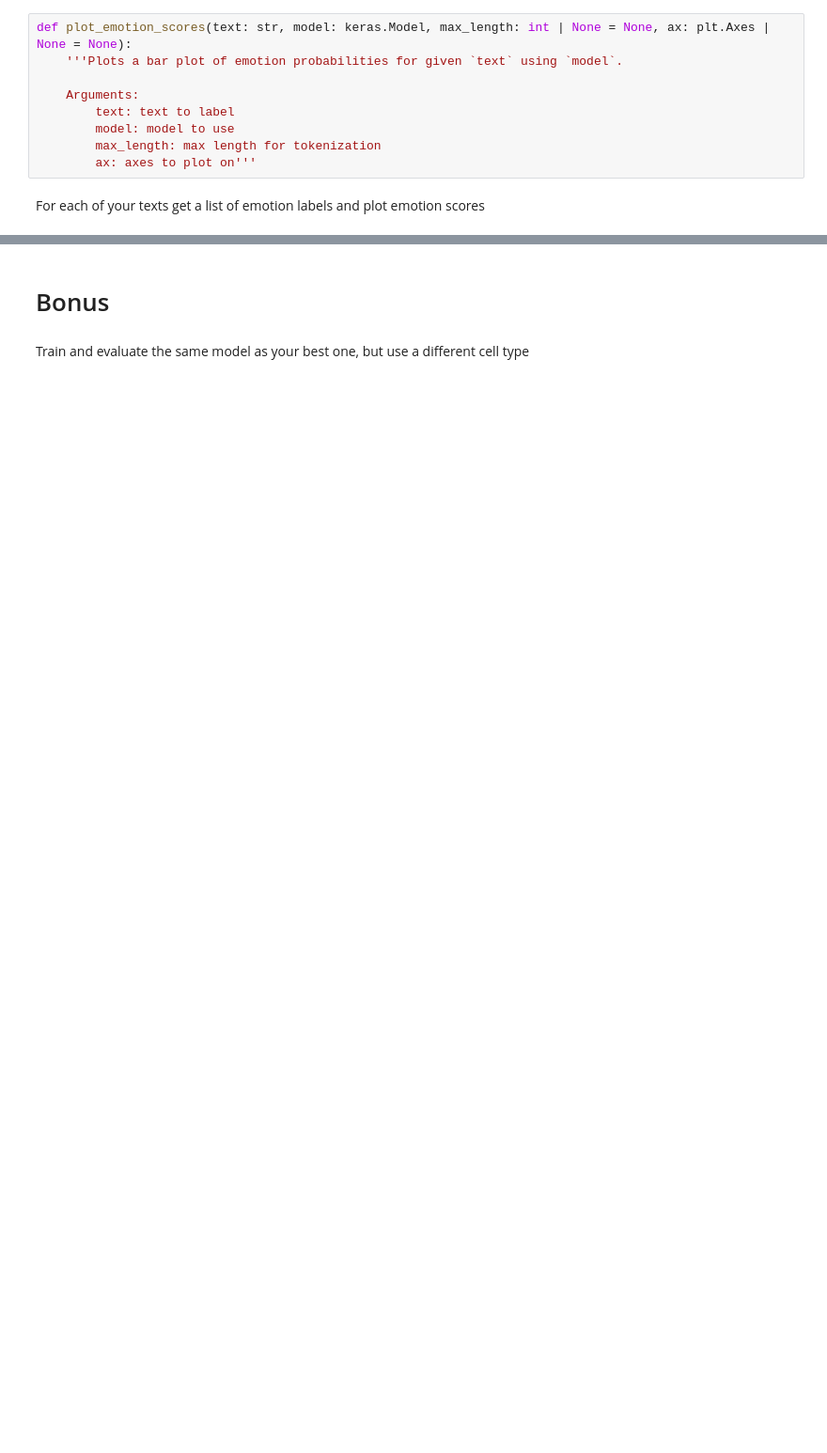
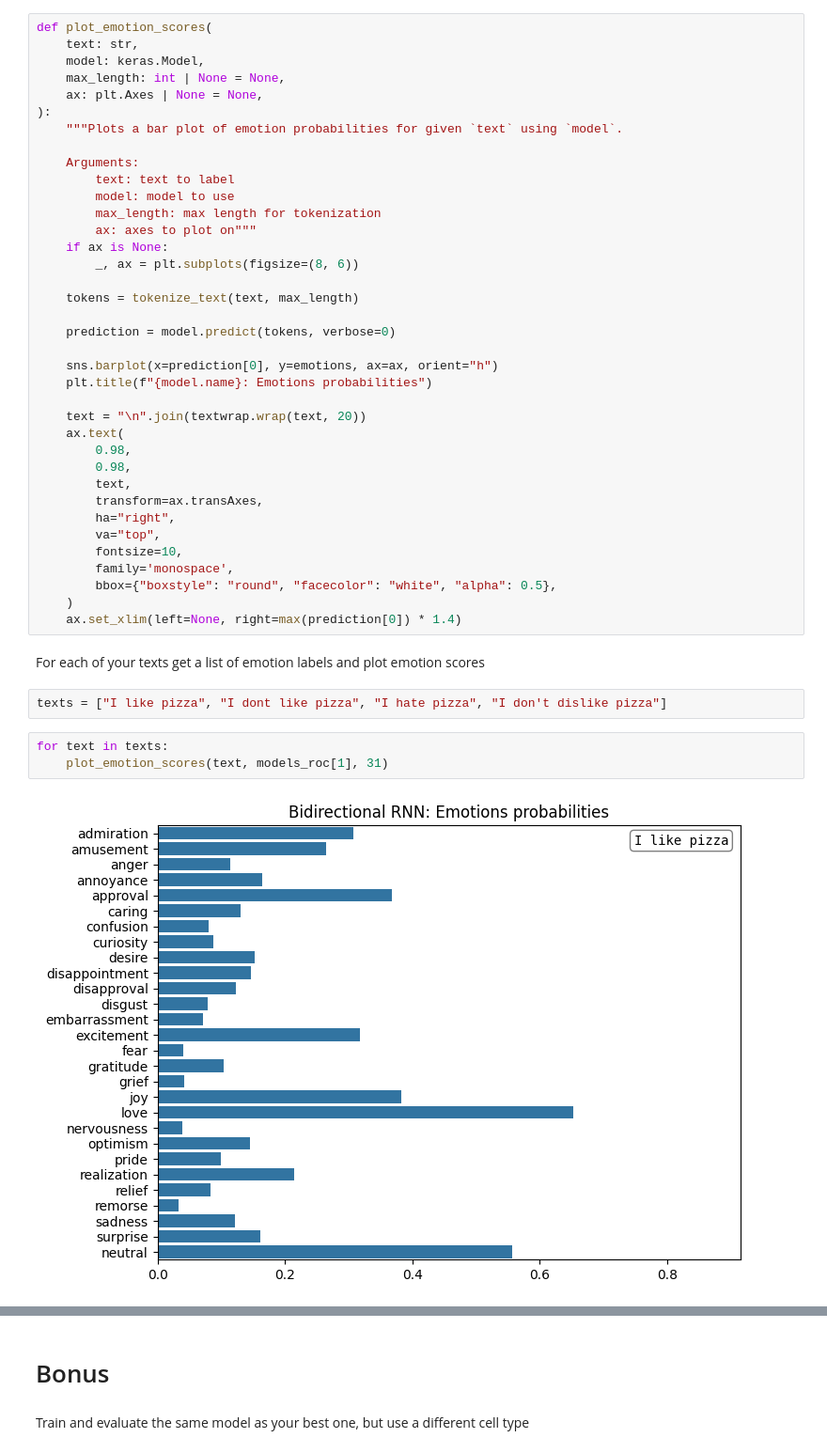
Before and after one commit to ReSpix/neural, a Jupyter notebook: notebooks/rnn/sequence_classification.ipynb, the cells around one changed output, grey strips where cells are left out. Shown at 94% size. Saved outputs shown, nothing was run; the diff lists cells and outputs as text; blank space fills up the shorter version.

```diff
--- a/notebooks/rnn/sequence_classification.ipynb
+++ b/notebooks/rnn/sequence_classification.ipynb
@@ -453,11 +547,46 @@ def label_text(text: str, model: keras.Model, threshold: float = 0.5, max_length
 # %%
-def plot_emotion_scores(text: str, model: keras.Model, max_length: int | None = None, ax: plt.Axes | None = None):
-    '''Plots a bar plot of emotion probabilities for given `text` using `model`.
+def plot_emotion_scores(
+    text: str,
+    model: keras.Model,
+    max_length: int | None = None,
+    ax: plt.Axes | None = None,
+):
+    """Plots a bar plot of emotion probabilities for given `text` using `model`.
 
     Arguments:
         text: text to label
         model: model to use
         max_length: max length for tokenization
-        ax: axes to plot on'''
+        ax: axes to plot on"""
+    if ax is None:
+        _, ax = plt.subplots(figsize=(8, 6))
+
+    tokens = tokenize_text(text, max_length)
+
+    prediction = model.predict(tokens, verbose=0)
+
+    sns.barplot(x=prediction[0], y=emotions, ax=ax, orient="h")
+    plt.title(f"{model.name}: Emotions probabilities")
+
+    text = "\n".join(textwrap.wrap(text, 20))
+    ax.text(
+        0.98,
+        0.98,
+        text,
+        transform=ax.transAxes,
+        ha="right",
+        va="top",
+        fontsize=10,
+        family='monospace',
+        bbox={"boxstyle": "round", "facecolor": "white", "alpha": 0.5},
+    )
+    ax.set_xlim(left=None, right=max(prediction[0]) * 1.4)
 # %% [markdown]
 For each of your texts get a list of emotion labels and plot emotion scores
+# %%
+texts = ["I like pizza", "I dont like pizza", "I hate pizza", "I don't dislike pizza"]
+# %%
+for text in texts:
+    plot_emotion_scores(text, models_roc[1], 31)
+# %% [output]
+[figure, added]
```
Also changed, not shown: parts of 14 cells of this notebook.
